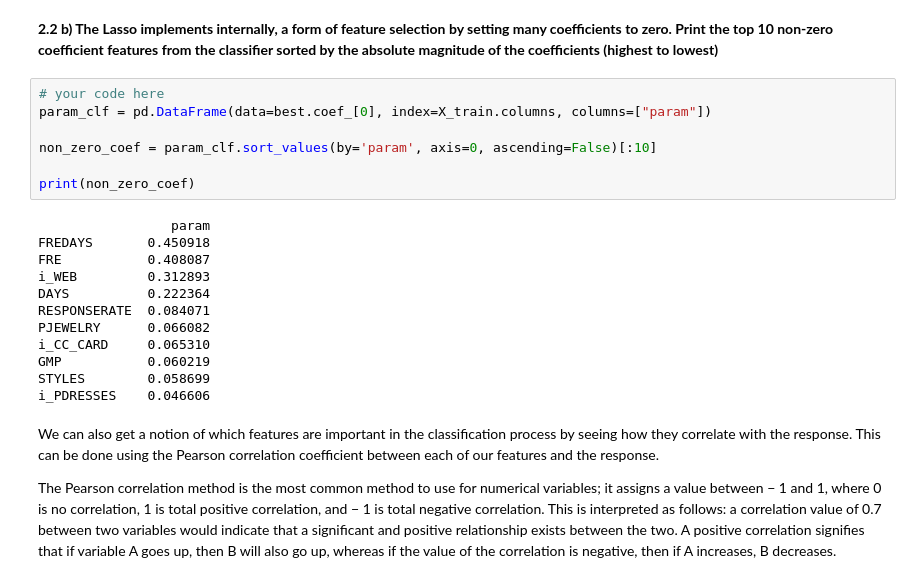
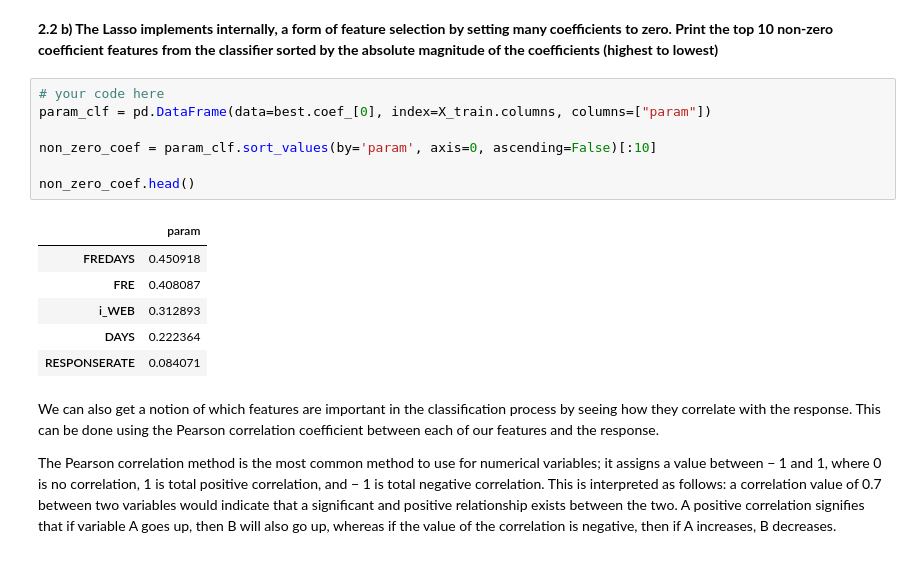
Before and after one commit to pramendra/hem_pram_Homework3, a Jupyter notebook: distribute_HW3.ipynb, the cells around one changed output. Saved outputs shown, nothing was run; the diff lists cells and outputs as text.

```diff
--- a/distribute_HW3.ipynb
+++ b/distribute_HW3.ipynb
@@ -265,22 +265,17 @@ BEST {'C': 0.1} 0.8513509819611412
 # %%
 # your code here
 param_clf = pd.DataFrame(data=best.coef_[0], index=X_train.columns, columns=["param"])
 
 non_zero_coef = param_clf.sort_values(by='param', axis=0, ascending=False)[:10]
 
-print(non_zero_coef)
+non_zero_coef.head()
 # %% [output]
-                 param
-FREDAYS       0.450918
-FRE           0.408087
-i_WEB         0.312893
-DAYS          0.222364
-RESPONSERATE  0.084071
-PJEWELRY      0.066082
-i_CC_CARD     0.065310
-GMP           0.060219
-STYLES        0.058699
-i_PDRESSES    0.046606
+|  | param |
+| FREDAYS | 0.450918 |
+| FRE | 0.408087 |
+| i_WEB | 0.312893 |
+| DAYS | 0.222364 |
+| RESPONSERATE | 0.084071 |
 # %% [markdown]
 We can also get a notion of which features are important in the classification process by seeing how they correlate with the response. This can be done using the Pearson correlation coefficient between each of our features and the response.
 
```
Also changed, not shown: parts of 1 cell of this notebook.
